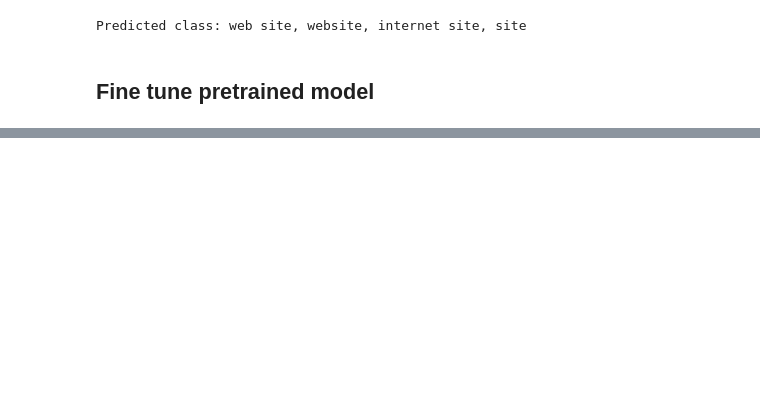
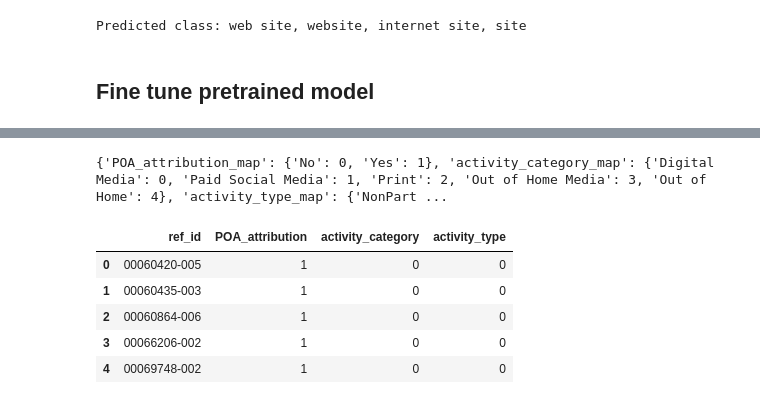
Before and after one commit to Ibhegde/MSOAInternGang, a Jupyter notebook: experiments/fine_tune_vit.ipynb, the cells around one changed output, grey strips where cells are left out. Saved outputs shown, nothing was run; the diff lists cells and outputs as text; code cells hidden in the pictures; blank space fills up the shorter version.

```diff
--- a/experiments/fine_tune_vit.ipynb
+++ b/experiments/fine_tune_vit.ipynb
@@ -38,0 +77,42 @@ import tensorflow as tf
+# %%
+from src.analysis import get_label_map
+import pandas as pd
+metadata_file = "data/TRAIN_images_metadata.csv"
+
+src_df = pd.read_csv(metadata_file)
+
+# columns: image_name,ref_id, POA_attribution,activity_category,activity_type
+stat_df = src_df.groupby("ref_id").agg(
+    {
+        "image_name": len,
+    }
+)
+agg_data = pd.DataFrame(
+    columns=[
+        "ref_id",
+        "POA_attribution",
+        "activity_category",
+        "activity_type",
+    ]
+)
+
+agg_data["ref_id"] = stat_df.index
+label_map = get_label_map()
+print(label_map)
+base_poa = label_map["POA_attribution_map"]["Yes"]
+base_ac = label_map["activity_type_map"]["NonPartner.com"]
+base_at = label_map["activity_category_map"]["Digital Media"]
+
+agg_data["POA_attribution"].fillna(base_poa, inplace=True)
+agg_data["activity_category"].fillna(base_ac, inplace=True)
+agg_data["activity_type"].fillna(base_at, inplace=True)
+
+agg_data.head()
+# %% [output]
+{'POA_attribution_map': {'No': 0, 'Yes': 1}, 'activity_category_map': {'Digital Media': 0, 'Paid Social Media': 1, 'Print': 2, 'Out of Home Media': 3, 'Out of Home': 4}, 'activity_type_map': {'NonPart ...
+|  | ref_id | POA_attribution | activity_category | activity_type |
+| 0 | 00060420-005 | 1 | 0 | 0 |
+| 1 | 00060435-003 | 1 | 0 | 0 |
+| 2 | 00060864-006 | 1 | 0 | 0 |
+| 3 | 00066206-002 | 1 | 0 | 0 |
+| 4 | 00069748-002 | 1 | 0 | 0 |
```
Also changed, not shown: parts of 5 cells of this notebook, 5 other files.
